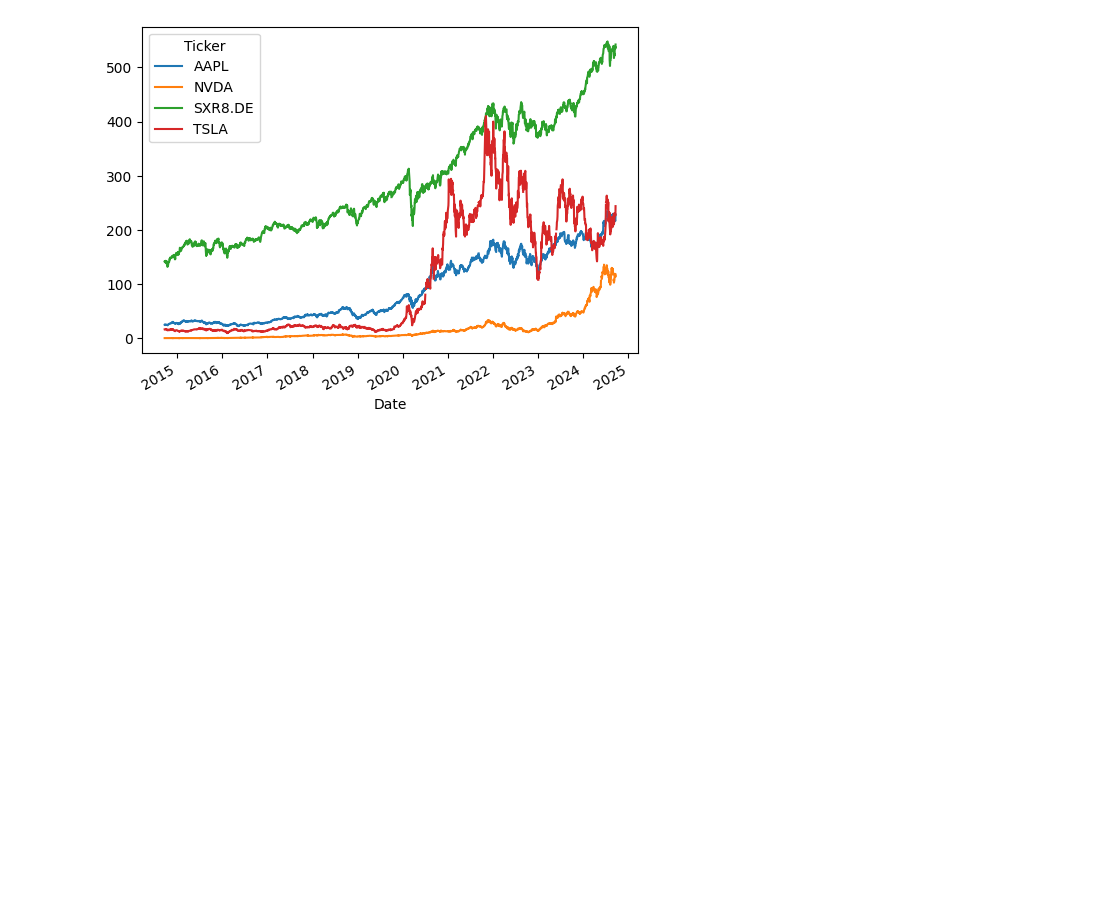
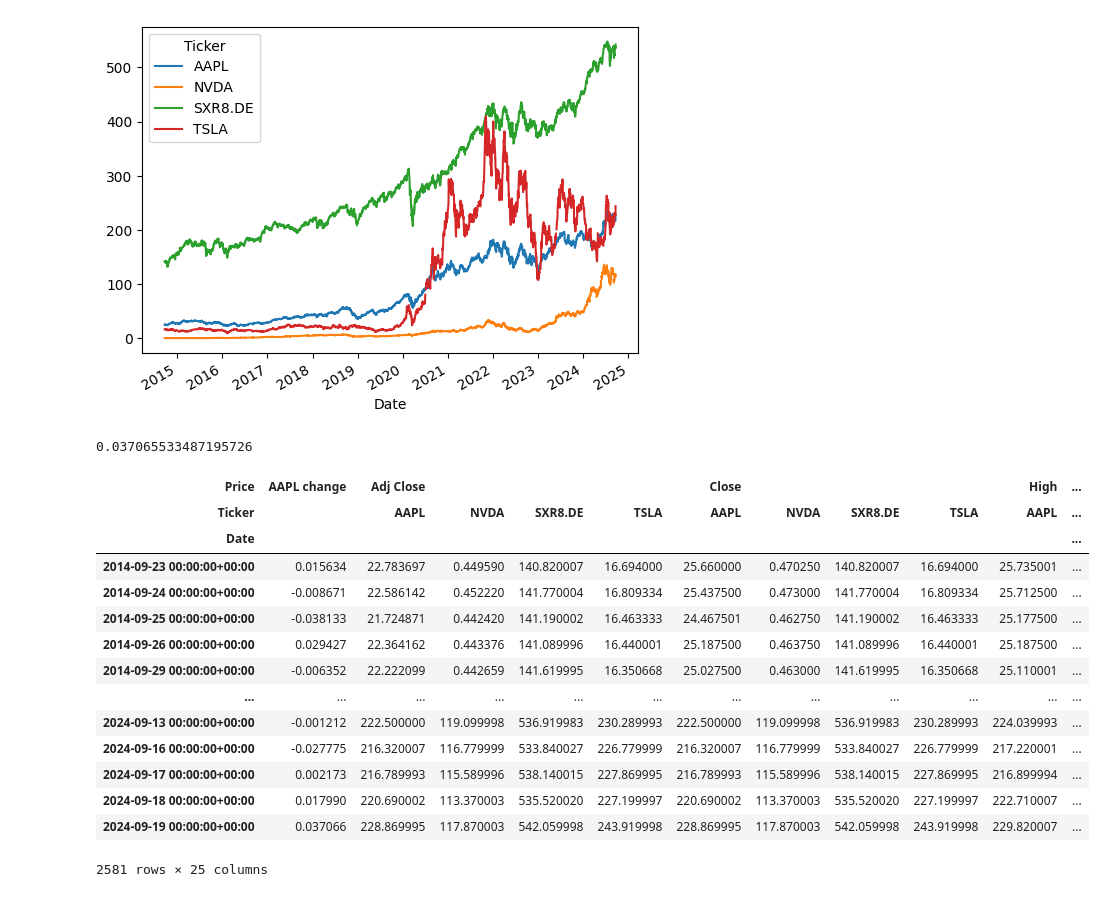
Before and after one commit to OjmJakon/Mini-Projects, a Jupyter notebook: Quantitative Finance/Retrieving Stock Data With Pandas.ipynb, the cells around one changed output. Saved outputs shown, nothing was run; the diff lists cells and outputs as text; code cells hidden in the pictures; blank space fills up the shorter version.

```diff
--- a/Quantitative Finance/Retrieving Stock Data With Pandas.ipynb
+++ b/Quantitative Finance/Retrieving Stock Data With Pandas.ipynb
@@ -70,3 +70,32 @@ close_price.plot()
 # %% [output]
 <Axes: xlabel='Date'>
 [figure]
+# %%
+(close_price["AAPL"].iloc[i+1] - close_price["AAPL"].iloc[i]) / close_price["AAPL"].iloc[i]
+# %% [output]
+0.037065533487195726
+# %%
+percentage_change_AAPL = []
+for i in range(2581):
+    change = (close_price["AAPL"].iloc[i+1] - close_price["AAPL"].iloc[i]) / close_price["AAPL"].iloc[i]
+    percentage_change_AAPL.append(change)
+
+data_changed = data[1:]
+data_changed.insert(0, "AAPL change", percentage_change_AAPL)
+data_changed
+# %% [output]
+| Price | AAPL change | Adj Close |  |  |  | Close |  |  |  | High | ... |
+| Ticker |  | AAPL | NVDA | SXR8.DE | TSLA | AAPL | NVDA | SXR8.DE | TSLA | AAPL | ... |
+| Date |  |  |  |  |  |  |  |  |  |  | ... |
+| 2014-09-23 00:00:00+00:00 | 0.015634 | 22.783697 | 0.449590 | 140.820007 | 16.694000 | 25.660000 | 0.470250 | 140.820007 | 16.694000 | 25.735001 | ... |
+| 2014-09-24 00:00:00+00:00 | -0.008671 | 22.586142 | 0.452220 | 141.770004 | 16.809334 | 25.437500 | 0.473000 | 141.770004 | 16.809334 | 25.712500 | ... |
+| 2014-09-25 00:00:00+00:00 | -0.038133 | 21.724871 | 0.442420 | 141.190002 | 16.463333 | 24.467501 | 0.462750 | 141.190002 | 16.463333 | 25.177500 | ... |
+| 2014-09-26 00:00:00+00:00 | 0.029427 | 22.364162 | 0.443376 | 141.089996 | 16.440001 | 25.187500 | 0.463750 | 141.089996 | 16.440001 | 25.187500 | ... |
+| 2014-09-29 00:00:00+00:00 | -0.006352 | 22.222099 | 0.442659 | 141.619995 | 16.350668 | 25.027500 | 0.463000 | 141.619995 | 16.350668 | 25.110001 | ... |
+| ... | ... | ... | ... | ... | ... | ... | ... | ... | ... | ... | ... |
+| 2024-09-13 00:00:00+00:00 | -0.001212 | 222.500000 | 119.099998 | 536.919983 | 230.289993 | 222.500000 | 119.099998 | 536.919983 | 230.289993 | 224.039993 | ... |
+| 2024-09-16 00:00:00+00:00 | -0.027775 | 216.320007 | 116.779999 | 533.840027 | 226.779999 | 216.320007 | 116.779999 | 533.840027 | 226.779999 | 217.220001 | ... |
+| 2024-09-17 00:00:00+00:00 | 0.002173 | 216.789993 | 115.589996 | 538.140015 | 227.869995 | 216.789993 | 115.589996 | 538.140015 | 227.869995 | 216.899994 | ... |
+| 2024-09-18 00:00:00+00:00 | 0.017990 | 220.690002 | 113.370003 | 535.520020 | 227.199997 | 220.690002 | 113.370003 | 535.520020 | 227.199997 | 222.710007 | ... |
+| 2024-09-19 00:00:00+00:00 | 0.037066 | 228.869995 | 117.870003 | 542.059998 | 243.919998 | 228.869995 | 117.870003 | 542.059998 | 243.919998 | 229.820007 | ... |
+2581 rows × 25 columns
```
Also changed, not shown: parts of 8 cells of this notebook.
